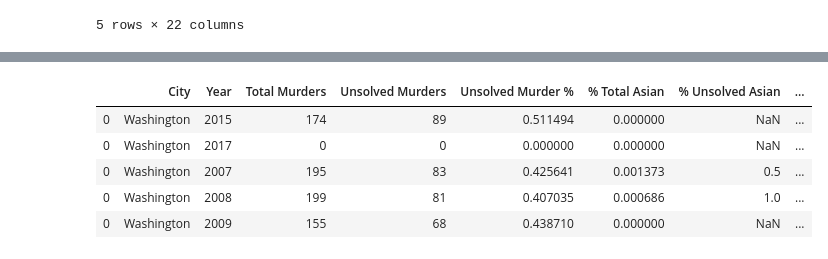
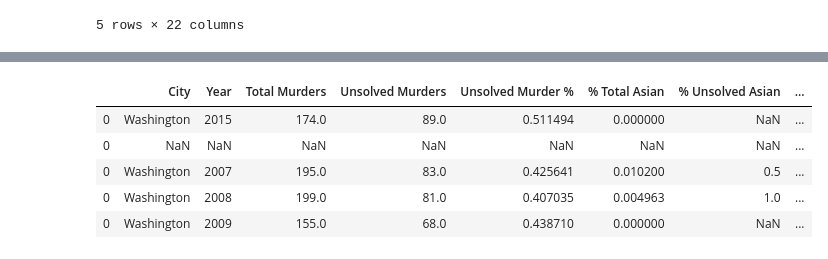
Before and after one commit to ajyoung21/Unsolved-Murder-Data, a Jupyter notebook: static/data/Data Analysis.ipynb, the cells around one changed output, grey strips where cells are left out. Cells and saved outputs as stored; diff of their text form; code cells hidden in the pictures.

```diff
--- a/static/data/Data Analysis.ipynb
+++ b/static/data/Data Analysis.ipynb
@@ -233,10 +249,11 @@ for i in range(0, len(city_list)):
         loc1 = year_df.loc[year_df["city"] == city_list[i], :]
         loc2 = loc1.loc[loc1['year'] == year_list[j], :]
         city_year_dict = {}
-#         print(loc2)
         year_murder_count = 0
         year_solved_murder_count = 0
         year_unsolved_murder_count = 0
+        city_year_size = loc2.size
+
 
         for race in race_list:
             loc3 = loc2.loc[loc2["victim_race"] == race, :]
@@ -248,7 +265,7 @@ for i in range(0, len(city_list)):
             unsolved_murders = total_murders - solved_murders
             year_unsolved_murder_count += unsolved_murders
             if city_year_size > 0:
-                city_year_dict[f'% {race}'] = total_murders/city_year_size
+                city_year_dict[f'% {race}'] = total_murders/(city_year_size/12)
                 if unsolved_murders > 0:
                     city_year_dict[f'% Unsolved {race}'] = unsolved_murders/total_murders
                 if solved_murders > 0:
@@ -403,31 +424,31 @@ organized_df.head()
 # %%
 organized_df2 = pd.DataFrame()
 organized_df2['City'] = final_year_df['City']
 organized_df2['Year'] = final_year_df['Year']
 organized_df2['Total Murders'] = final_year_df['Total Murders']
 organized_df2['Unsolved Murders'] = final_year_df['Unsolved Murders']
 organized_df2['Unsolved Murder %'] = final_year_df['Unsolved Murder %']
 organized_df2['% Total Asian'] = final_year_df['% Asian']
 organized_df2['% Unsolved Asian'] = final_year_df['% Unsolved Asian']
 organized_df2['% Total Black'] = final_year_df['% Black']
 organized_df2['% Unsolved Black'] = final_year_df['% Unsolved Black']
 organized_df2['% Total Hispanic'] = final_year_df['% Hispanic']
 organized_df2['% Unsolved Hispanic'] = final_year_df['% Unsolved Hispanic']
-organized_df2['% Total White'] = final_year_df['% Hispanic']
+organized_df2['% Total White'] = final_year_df['% White']
 organized_df2['% Unsolved White'] = final_year_df['% Unsolved White']
 organized_df2['% Total Other'] = final_year_df['% Other']
 organized_df2['% Unsolved Other'] = final_year_df['% Unsolved Other']
 organized_df2['% Total Unknown'] = final_year_df['% Unknown']
 organized_df2['% Unsolved Unknown'] = final_year_df['% Unsolved Unknown']
 
 organized_df2.tail()
 # %% [output]
 |  | City | Year | Total Murders | Unsolved Murders | Unsolved Murder % | % Total Asian | % Unsolved Asian | ... |
-| 0 | Washington | 2015 | 174 | 89 | 0.511494 | 0.000000 | NaN | ... |
-| 0 | Washington | 2017 | 0 | 0 | 0.000000 | 0.000000 | NaN | ... |
-| 0 | Washington | 2007 | 195 | 83 | 0.425641 | 0.001373 | 0.5 | ... |
-| 0 | Washington | 2008 | 199 | 81 | 0.407035 | 0.000686 | 1.0 | ... |
-| 0 | Washington | 2009 | 155 | 68 | 0.438710 | 0.000000 | NaN | ... |
+| 0 | Washington | 2015 | 174.0 | 89.0 | 0.511494 | 0.000000 | NaN | ... |
+| 0 | NaN | NaN | NaN | NaN | NaN | NaN | NaN | ... |
+| 0 | Washington | 2007 | 195.0 | 83.0 | 0.425641 | 0.010200 | 0.5 | ... |
+| 0 | Washington | 2008 | 199.0 | 81.0 | 0.407035 | 0.004963 | 1.0 | ... |
+| 0 | Washington | 2009 | 155.0 | 68.0 | 0.438710 | 0.000000 | NaN | ... |
 # %%
 organized_df2 = organized_df2.sort_values(by=['City', 'Year'])
 
```
Also changed, not shown: parts of 10 cells of this notebook, 8 other files.
